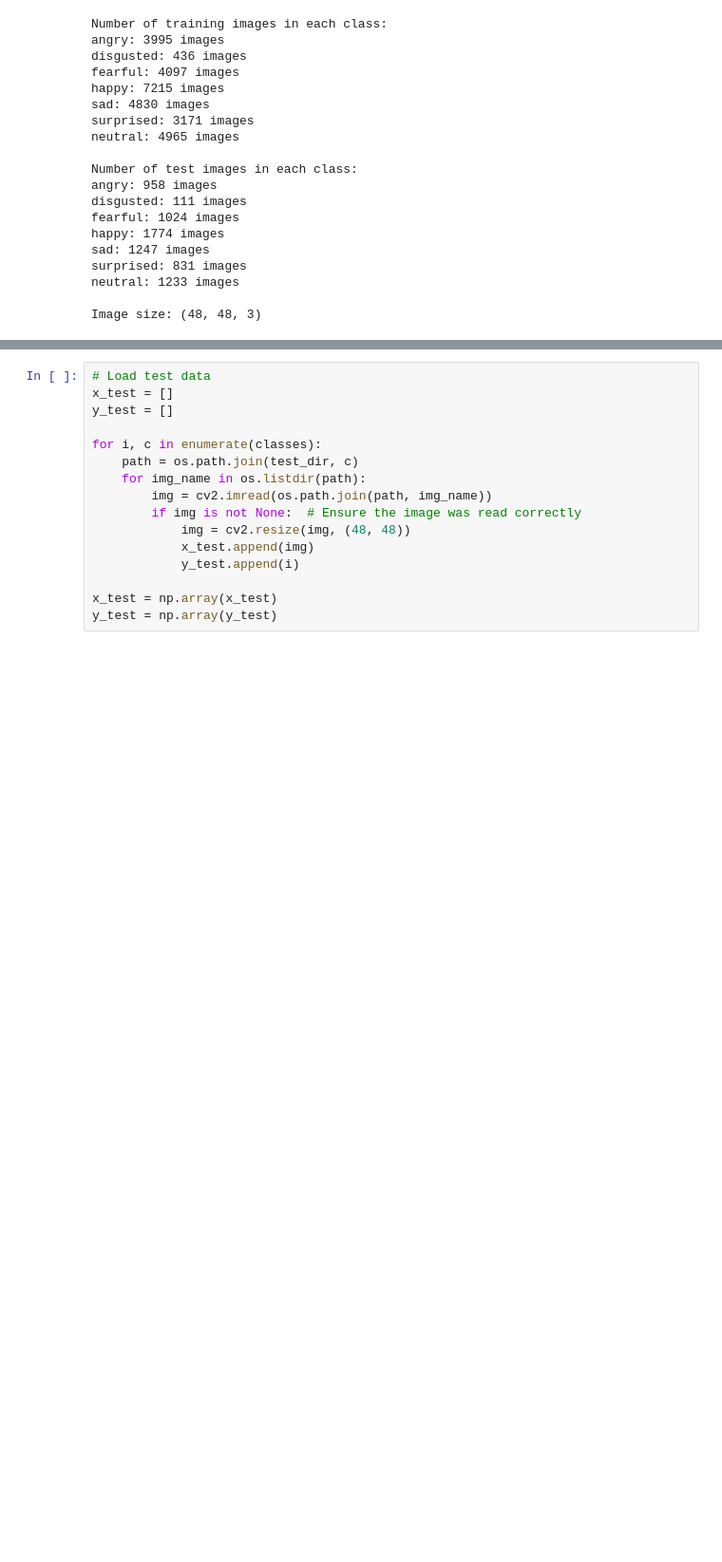
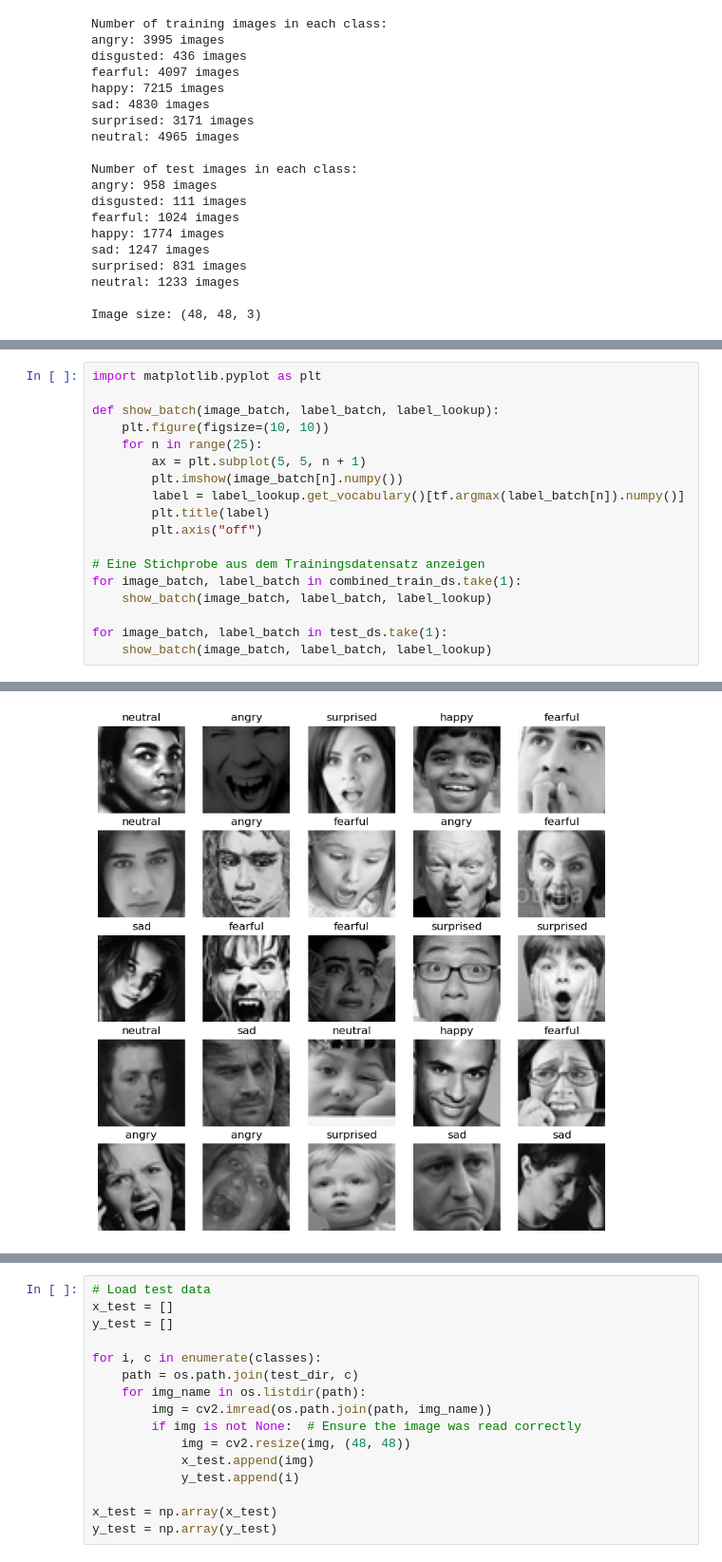
Before and after one commit to RnLe/MachineLearning, a Jupyter notebook: emotions_facial/main.ipynb, the cells around one changed output, grey strips where cells are left out. Shown at 95% size. Saved outputs shown, nothing was run; the diff lists cells and outputs as text; blank space fills up the shorter version.

```diff
--- a/emotions_facial/main.ipynb
+++ b/emotions_facial/main.ipynb
@@ -237,0 +295,19 @@ test_ds = test_ds.shuffle(256).batch(32).prefetch(tf.data.experimental.AUTOTUNE)
+# %%
+import matplotlib.pyplot as plt
+
+def show_batch(image_batch, label_batch, label_lookup):
+    plt.figure(figsize=(10, 10))
+    for n in range(25):
+        ax = plt.subplot(5, 5, n + 1)
+        plt.imshow(image_batch[n].numpy())
+        label = label_lookup.get_vocabulary()[tf.argmax(label_batch[n]).numpy()]
+        plt.title(label)
+        plt.axis("off")
+
+# Eine Stichprobe aus dem Trainingsdatensatz anzeigen
+for image_batch, label_batch in combined_train_ds.take(1):
+    show_batch(image_batch, label_batch, label_lookup)
+
+for image_batch, label_batch in test_ds.take(1):
+    show_batch(image_batch, label_batch, label_lookup)
+# %% [output]
@@ -237,0 +318 @@ test_ds = test_ds.shuffle(256).batch(32).prefetch(tf.data.experimental.AUTOTUNE)
+[figure, added]
```
Also changed, not shown: parts of 11 cells of this notebook, 2 other files.
